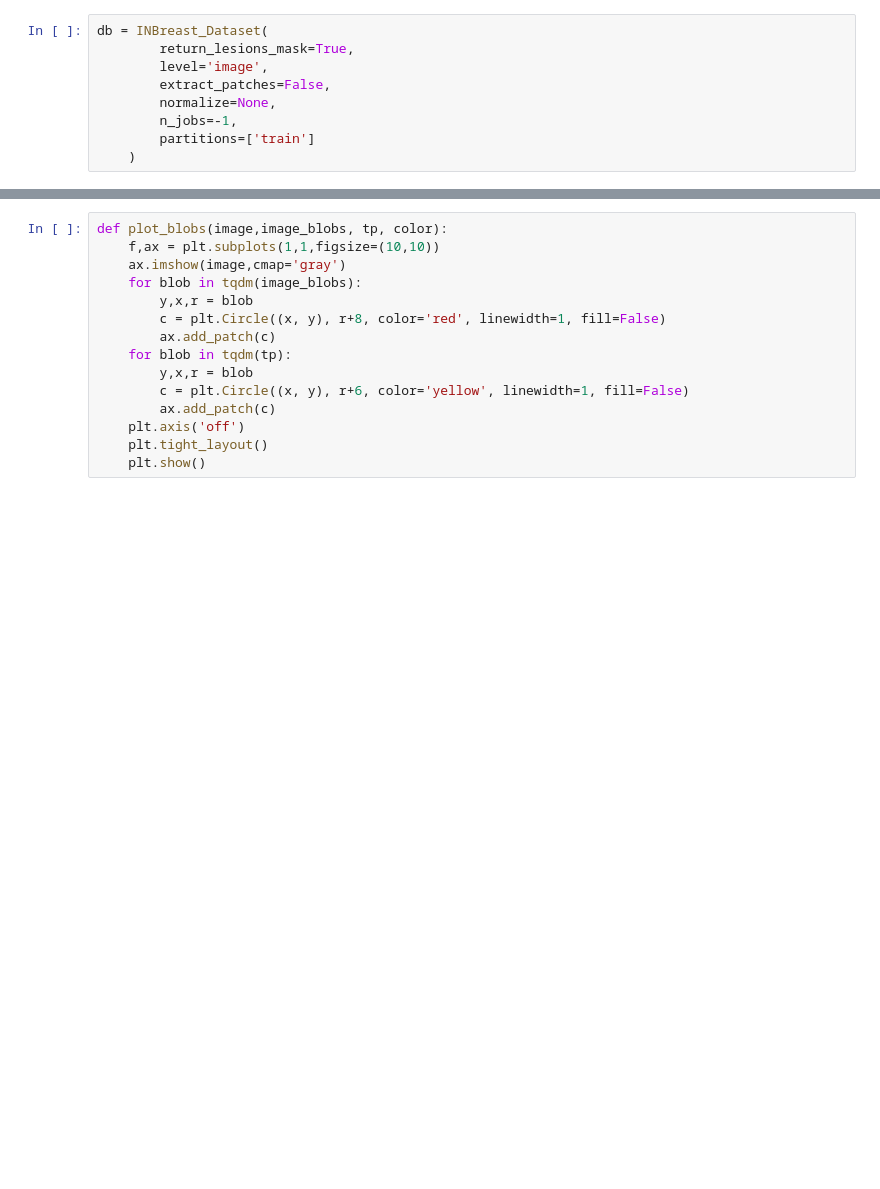
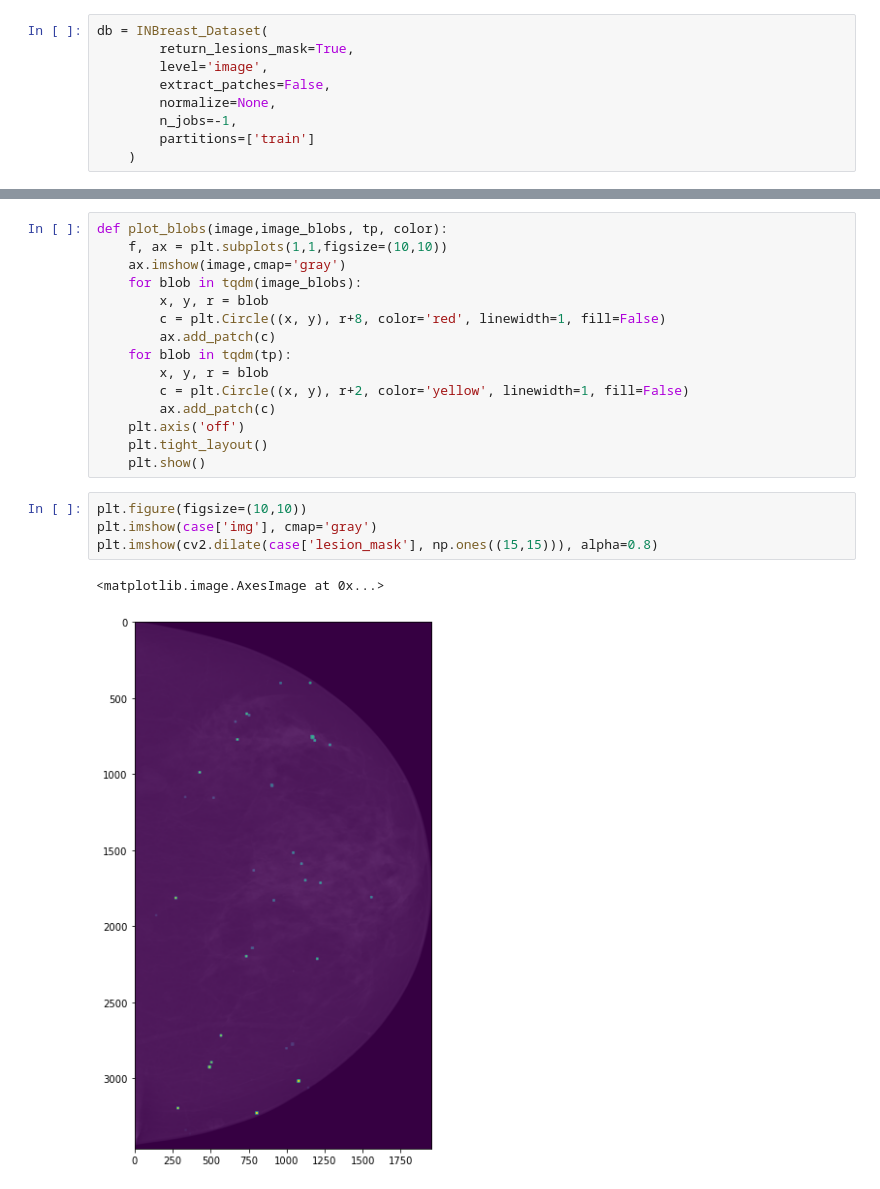
Before and after one commit to joaco18/calc-det, a Jupyter notebook: notebooks/develop_metric.ipynb, the cells around one changed output, grey strips where cells are left out. Saved outputs shown, nothing was run; the diff lists cells and outputs as text; blank space fills up the shorter version.

```diff
--- a/notebooks/develop_metric.ipynb
+++ b/notebooks/develop_metric.ipynb
@@ -39,18 +65,25 @@ len(tp), len(fp), len(fn), len(gt_predicted), len(close_fp)
 # %%
 def plot_blobs(image,image_blobs, tp, color):
-    f,ax = plt.subplots(1,1,figsize=(10,10))
+    f, ax = plt.subplots(1,1,figsize=(10,10))
     ax.imshow(image,cmap='gray')
     for blob in tqdm(image_blobs):
-        y,x,r = blob
+        x, y, r = blob
         c = plt.Circle((x, y), r+8, color='red', linewidth=1, fill=False)
         ax.add_patch(c)
     for blob in tqdm(tp):
-        y,x,r = blob
-        c = plt.Circle((x, y), r+6, color='yellow', linewidth=1, fill=False)
+        x, y, r = blob
+        c = plt.Circle((x, y), r+2, color='yellow', linewidth=1, fill=False)
         ax.add_patch(c)
     plt.axis('off')
     plt.tight_layout()
     plt.show()
+# %%
+plt.figure(figsize=(10,10))
+plt.imshow(case['img'], cmap='gray')
+plt.imshow(cv2.dilate(case['lesion_mask'], np.ones((15,15))), alpha=0.8)
+# %% [output]
+<matplotlib.image.AxesImage at 0x...>
+[figure, added]
 # %%
 lesion_bboxes = case['lesion_bboxes']
 radiouses = case['radiuses']
```
Also changed, not shown: parts of 11 cells of this notebook, 3 other files.
